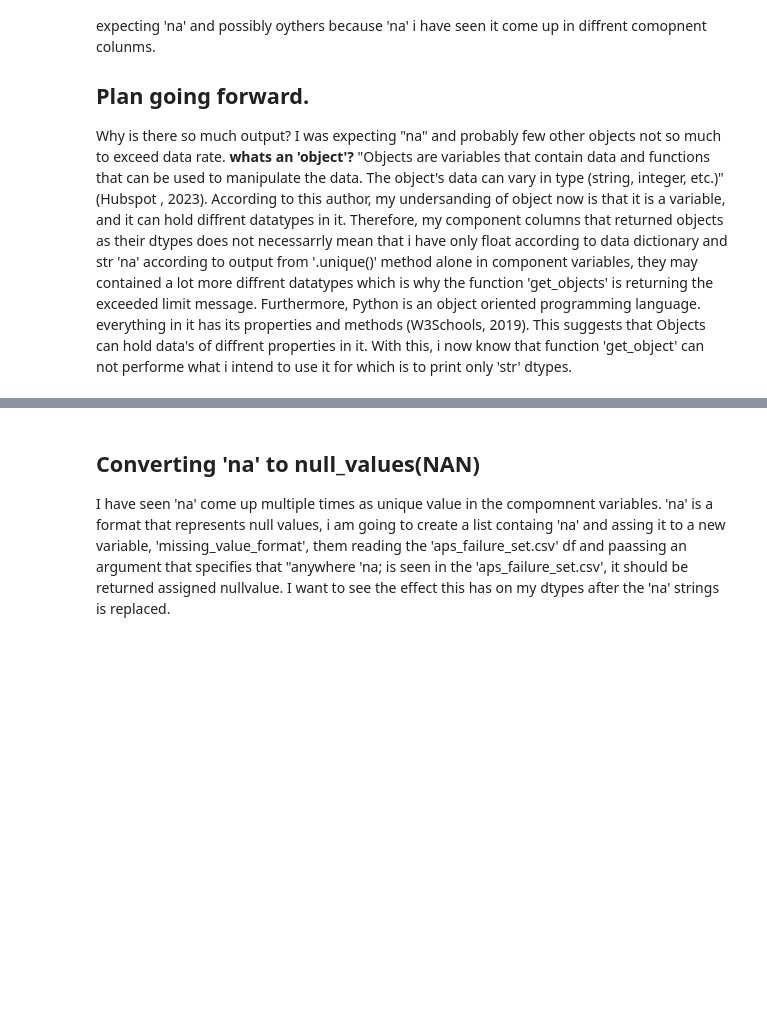
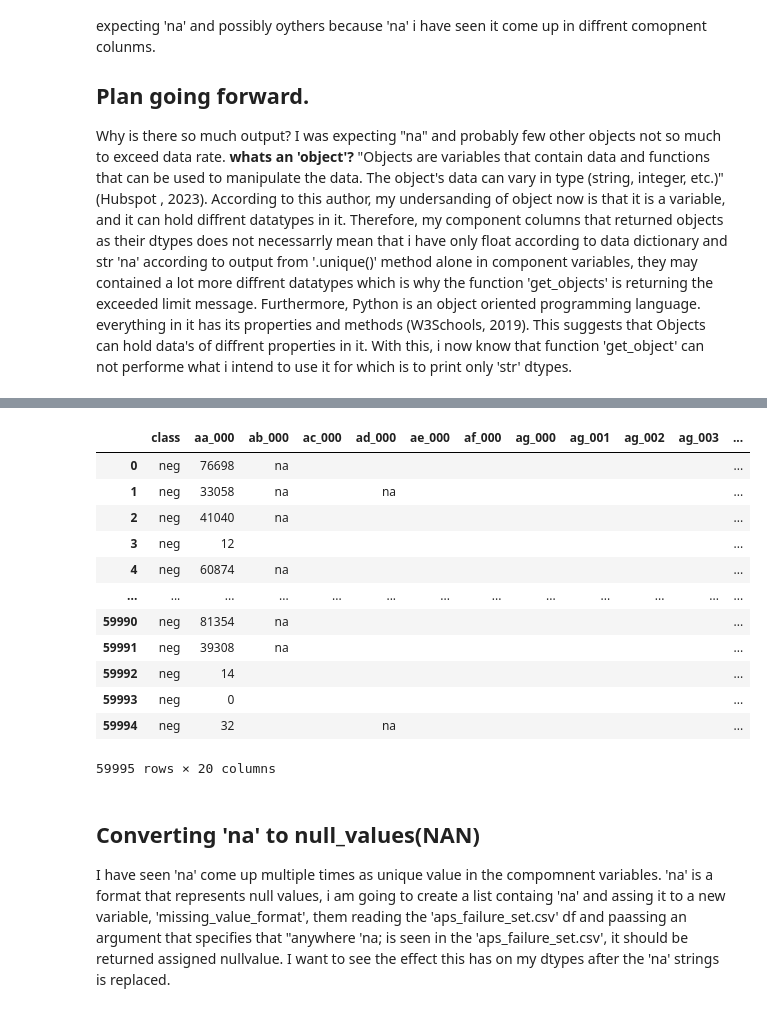
Before and after one commit to Ayomide-ola/Bussiness_Analysis, a Jupyter notebook: App_failure CA.ipynb, the cells around one changed output, grey strips where cells are left out. Drawn from its saved outputs; the diff is of its cells as text; code cells hidden in the pictures; blank space fills up the shorter version.

```diff
--- a/App_failure CA.ipynb
+++ b/App_failure CA.ipynb
@@ -468,3 +479,21 @@ regg.. leeo
+# %%
+# Trying the synthax on a subdata
+AP2 = AP1.replace ('\D+', '', regex = True)
+AP2.head(-5)
+# %% [output]
+|  | class | aa_000 | ab_000 | ac_000 | ad_000 | ae_000 | af_000 | ag_000 | ag_001 | ag_002 | ag_003 | ... |
+| 0 | neg | 76698 | na |  |  |  |  |  |  |  |  | ... |
+| 1 | neg | 33058 | na |  | na |  |  |  |  |  |  | ... |
+| 2 | neg | 41040 | na |  |  |  |  |  |  |  |  | ... |
+| 3 | neg | 12 |  |  |  |  |  |  |  |  |  | ... |
+| 4 | neg | 60874 | na |  |  |  |  |  |  |  |  | ... |
+| ... | ... | ... | ... | ... | ... | ... | ... | ... | ... | ... | ... | ... |
+| 59990 | neg | 81354 | na |  |  |  |  |  |  |  |  | ... |
+| 59991 | neg | 39308 | na |  |  |  |  |  |  |  |  | ... |
+| 59992 | neg | 14 |  |  |  |  |  |  |  |  |  | ... |
+| 59993 | neg | 0 |  |  |  |  |  |  |  |  |  | ... |
+| 59994 | neg | 32 |  |  | na |  |  |  |  |  |  | ... |
+59995 rows × 20 columns
 # %% [markdown]
 ## Converting 'na' to null_values(NAN)
 I have seen 'na' come up multiple times as unique value in the compomnent variables. 'na' is a format that represents null values, i am going to create a list containg 'na' and assing it to a new variable, 'missing_value_format', them reading the 'aps_failure_set.csv' df and paassing an argument that specifies that "anywhere 'na; is seen in the 'aps_failure_set.csv', it should be returned assigned nullvalue. I want to see the effect this has on my dtypes after the 'na' strings is replaced.
```
Also changed, not shown: parts of 57 cells of this notebook.
